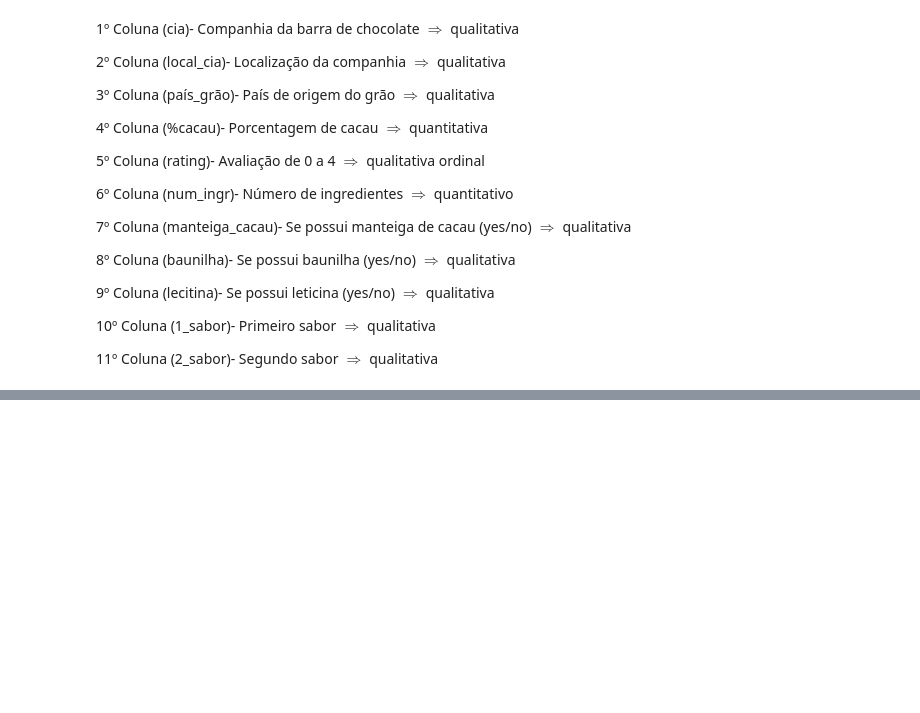
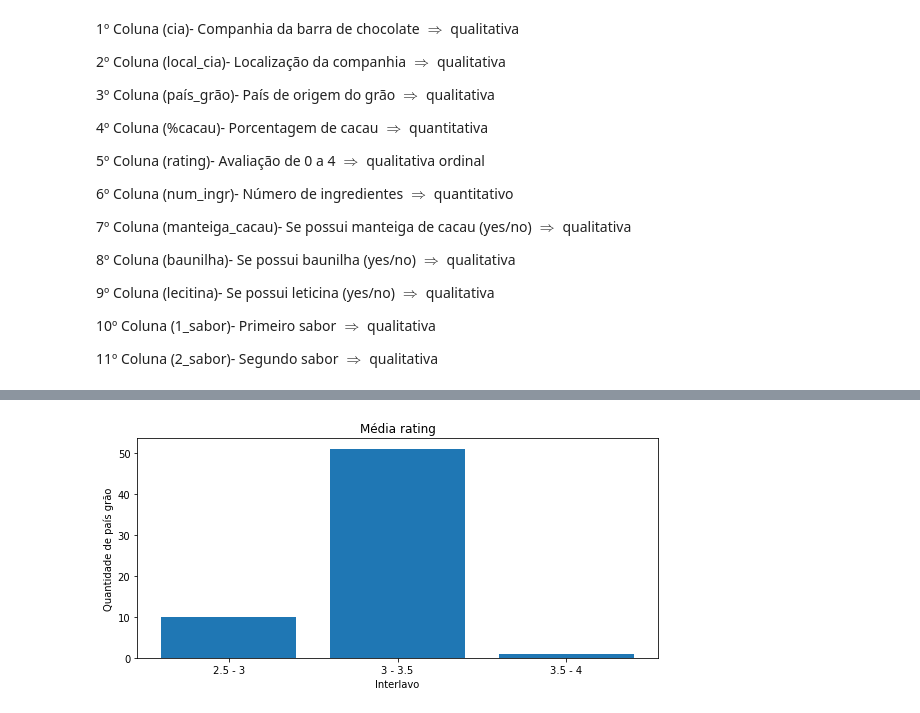
Before and after one commit to Pedro2712/Projeto_2-ciedados, a Jupyter notebook: Projeto 2 - Ciedados.ipynb, the cells around one changed output, grey strips where cells are left out. Saved outputs shown, nothing was run; the diff lists cells and outputs as text; code cells hidden in the pictures; blank space fills up the shorter version.

```diff
--- a/Projeto 2 - Ciedados.ipynb
+++ b/Projeto 2 - Ciedados.ipynb
@@ -217,0 +267,7 @@ round(pd.crosstab(dados.local_cia, dados.rating, normalize="index", margins= Tru
+# %%
+l1= ["2.5 - 3", "3 - 3.5", "3.5 - 4"]
+l2= [10, 51, 1]
+
+grafico(l1, l2, "país grão")
+# %% [output]
+[figure, added]
```
Also changed, not shown: parts of 18 cells of this notebook.
